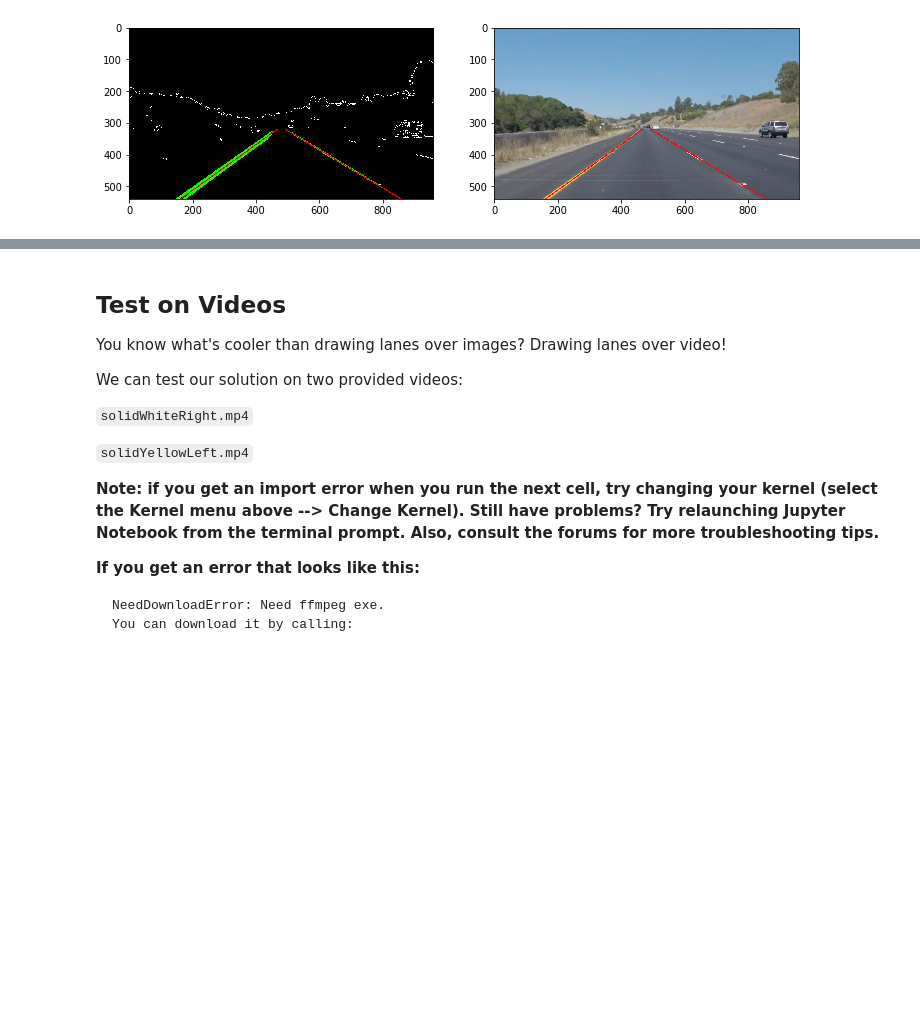
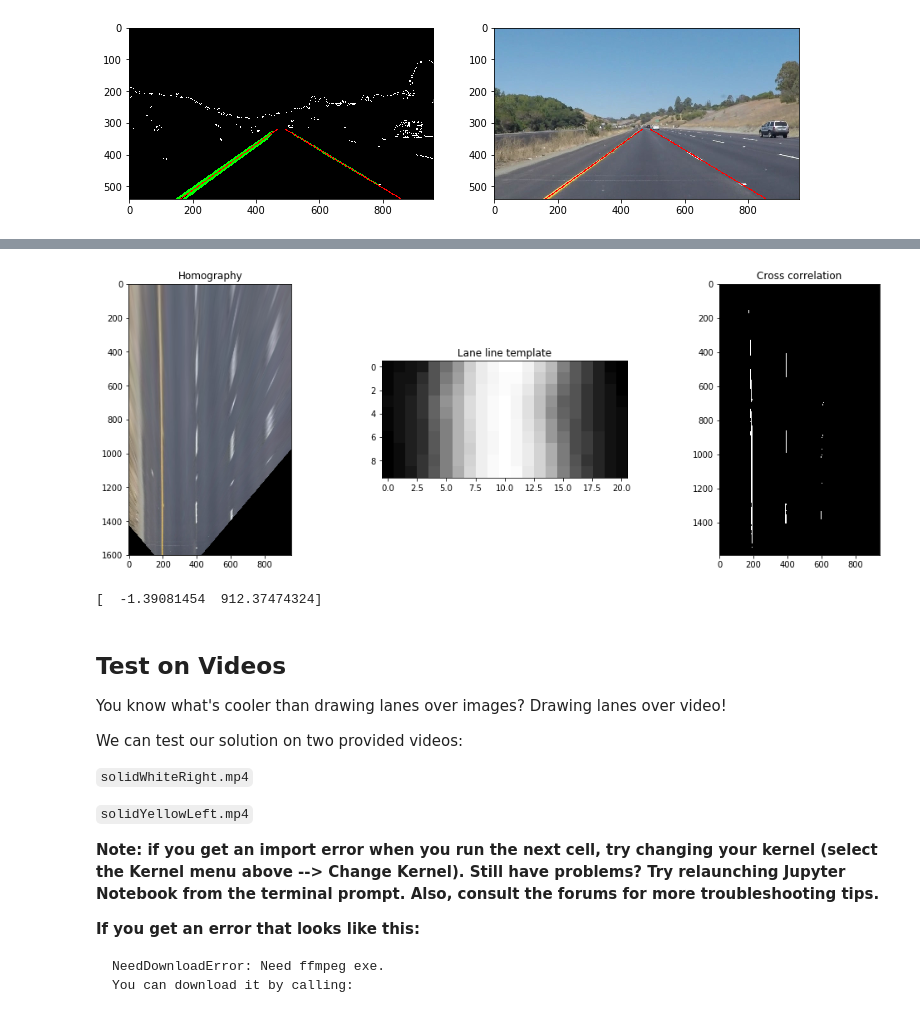
Before and after one commit to kradio3/CarND-LaneLines-P1, a Jupyter notebook: writeup_images.ipynb, the cells around one changed output, grey strips where cells are left out. Cells and saved outputs as stored; diff of their text form; code cells hidden in the pictures; blank space fills up the shorter version.

```diff
--- a/writeup_images.ipynb
+++ b/writeup_images.ipynb
@@ -269,18 +430,53 @@ plt.savefig('writeup_images/rulers.png', bbox_inches='tight', pad_inches=0)
+# %%
+image = mpimg.imread(test_image_path)
+
+edges = draw_hough_lines_ext(image, apply_hough(apply_region(apply_canny(image))), color=[255, 0, 0])
+fig=plt.figure(figsize=(18, 6))
+
+fig.add_subplot(1, 3, 1)
+plt.title("Homography")
+plt.imshow(dst, cmap='Greys_r')
+
+fig.add_subplot(1, 3, 2)
+plt.title("Lane line template")
+plt.imshow(template_yellow, cmap='Greys_r')
+
+fig.add_subplot(1, 3, 3)
+plt.title("Cross correlation")
+plt.imshow(combined, cmap='Greys_r')
+
+bgr = cv2.cvtColor(dst, cv2.COLOR_RGB2BGR)
+cv2.imwrite("writeup_images/homography-source.png",bgr)
+
+#canny = apply_canny(dst)
+#fig.add_subplot(1, 3, 3)
+#plt.title("Canny")
+#plt.imshow(canny, cmap='Greys_r')
+
+
+plt.savefig('writeup_images/homography.png', bbox_inches='tight', pad_inches=0)
+# %% [output]
+[figure, added]
 # %%
 # TODO: Build your pipeline that will draw lane lines on the test_images
 # then save them to the test_images_output directory.
 def process_pipeline(image):
     result = image
     #result = wy_mask(result)
-    result = apply_3_canny(result)
+    result = apply_canny(result)
     result = apply_region(result)
-    rgb = np.zeros_like(image)
-    rgb[:, :, 0] = result
     h_lines = apply_hough(result)
-    #h_lines = filter_hough_lines(h_lines)
-    #draw_lines(rgb, h_lines, color=[0, 255, 0], thickness=1)
-    result = draw_hough_lines_ext(image, h_lines)
-    return result#rgb
+
+    left_lines, right_lines = find_left_right_candidates(h_lines)
+    left_poly = fit_poly(image, left_lines)
+    right_poly = fit_poly(image, right_lines)
+
+    return left_poly.c, right_poly.c
+
+image = mpimg.imread(test_image_path)
+print(process_pipeline(image))
+# %% [output]
+[  -1.39081454  912.37474324]
 # %% [markdown]
 ## Test on Videos
 
```
Also changed, not shown: parts of 9 cells of this notebook, 7 other files.
